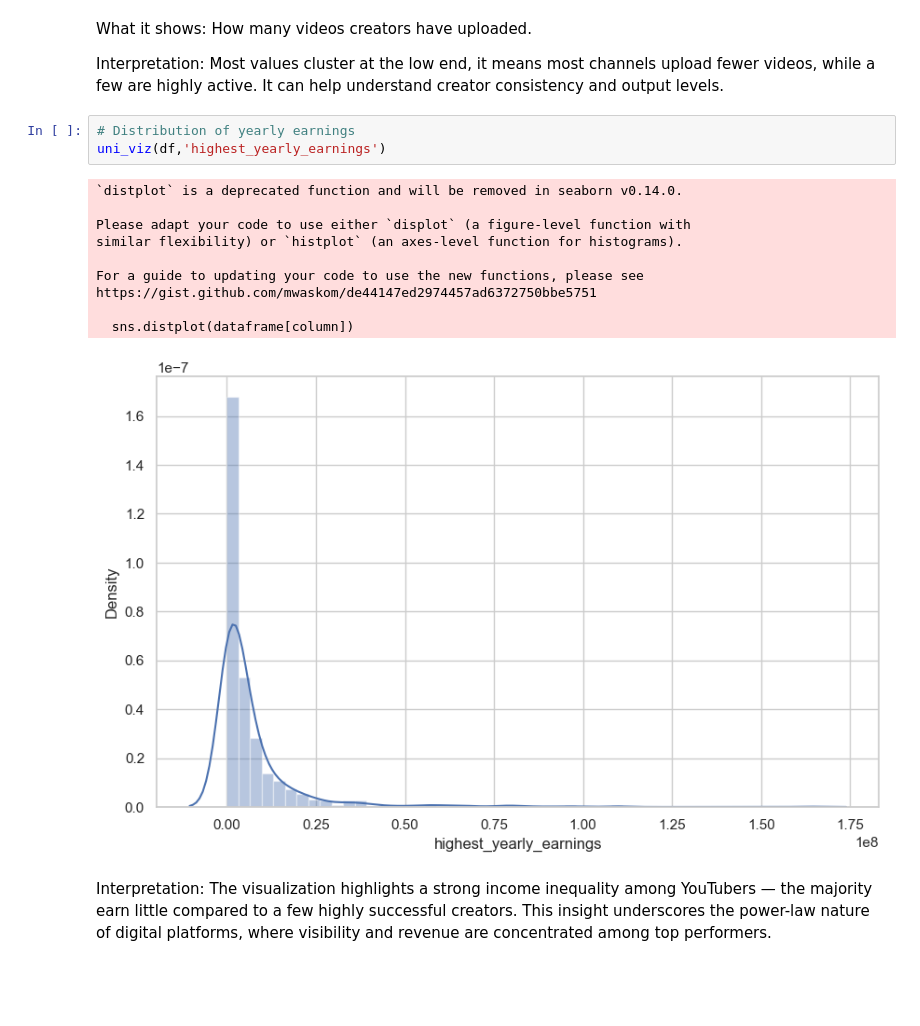
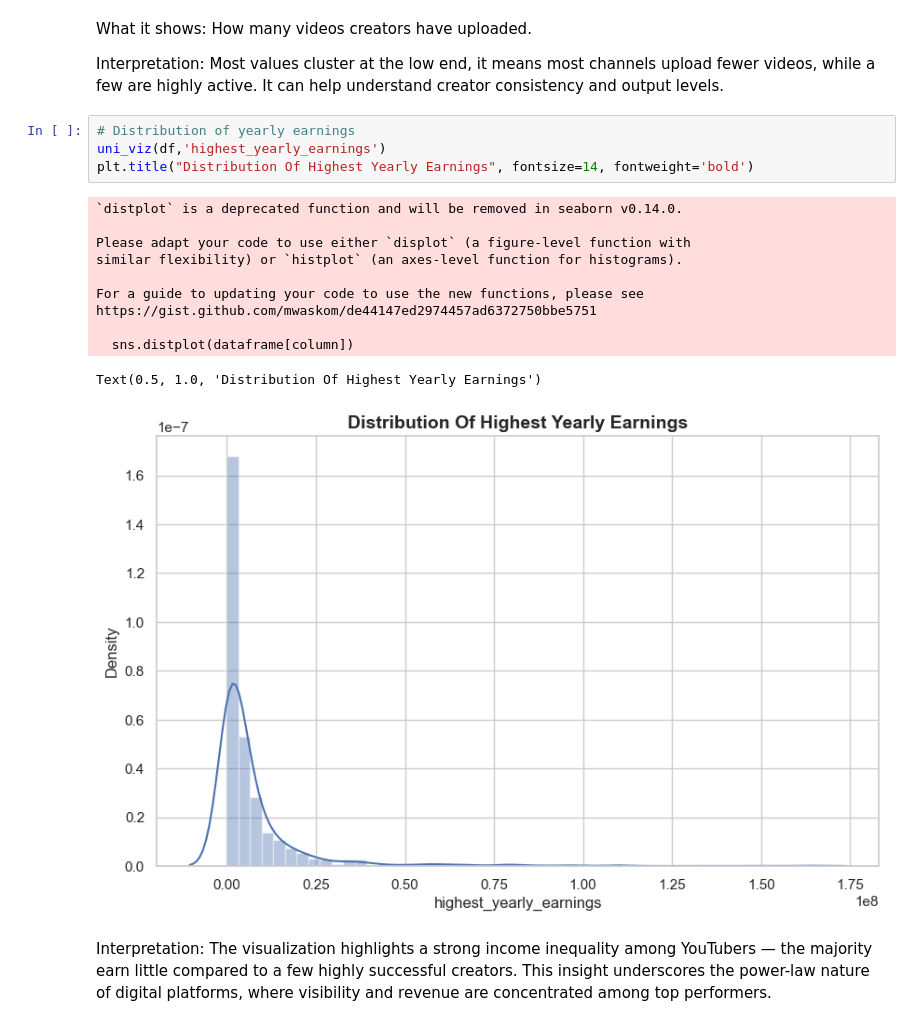
Before and after one commit to MercyMburu/PYDATA_CAPSTONE, a Jupyter notebook: Youtubestats.ipynb, the cells around one changed output. Drawn from its saved outputs; the diff is of its cells as text; blank space fills up the shorter version.

```diff
--- a/Youtubestats.ipynb
+++ b/Youtubestats.ipynb
@@ -372,17 +393,19 @@ Most values cluster at the low end, it means most channels upload fewer videos,
 # %%
 # Distribution of yearly earnings
 uni_viz(df,'highest_yearly_earnings')
+plt.title("Distribution Of Highest Yearly Earnings", fontsize=14, fontweight='bold')
 # %% [output]
 `distplot` is a deprecated function and will be removed in seaborn v0.14.0.
 
 Please adapt your code to use either `displot` (a figure-level function with
 similar flexibility) or `histplot` (an axes-level function for histograms).
 
 For a guide to updating your code to use the new functions, please see
 https://gist.github.com/mwaskom/de44147ed2974457ad6372750bbe5751
 
   sns.distplot(dataframe[column])
+Text(0.5, 1.0, 'Distribution Of Highest Yearly Earnings')
-[figure, old version]
+[figure, new version]
 # %% [markdown]
 Interpretation:
 The visualization highlights a strong income inequality among YouTubers — the majority earn little compared to a few highly successful creators. This insight underscores the power-law nature of digital platforms, where visibility and revenue are concentrated among top performers.
```
Also changed, not shown: parts of 11 cells of this notebook, 3 other files.
